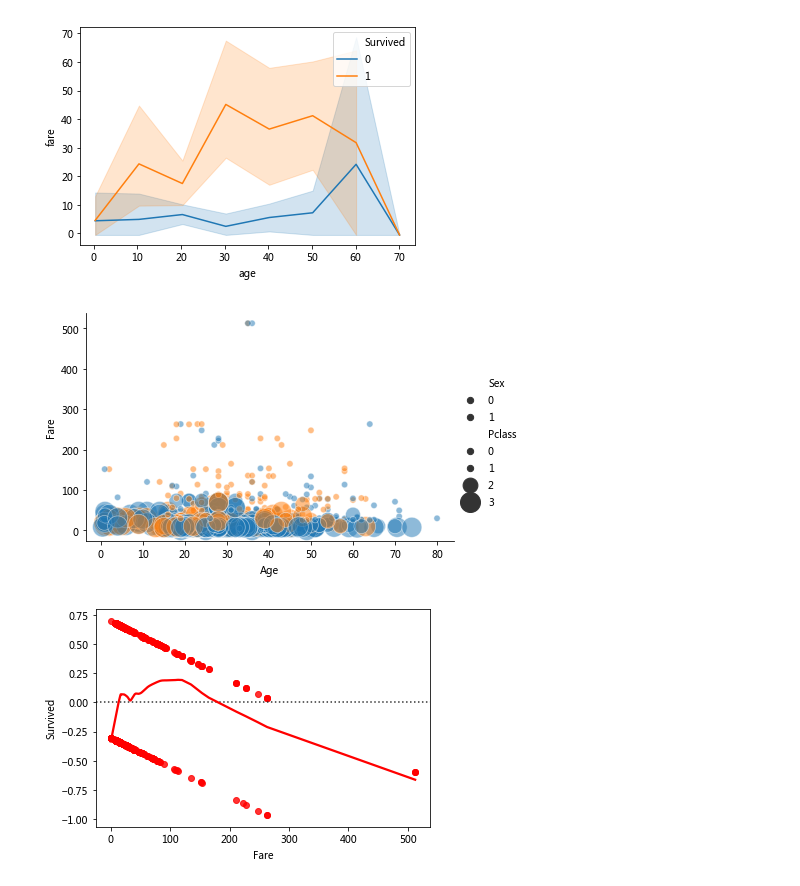
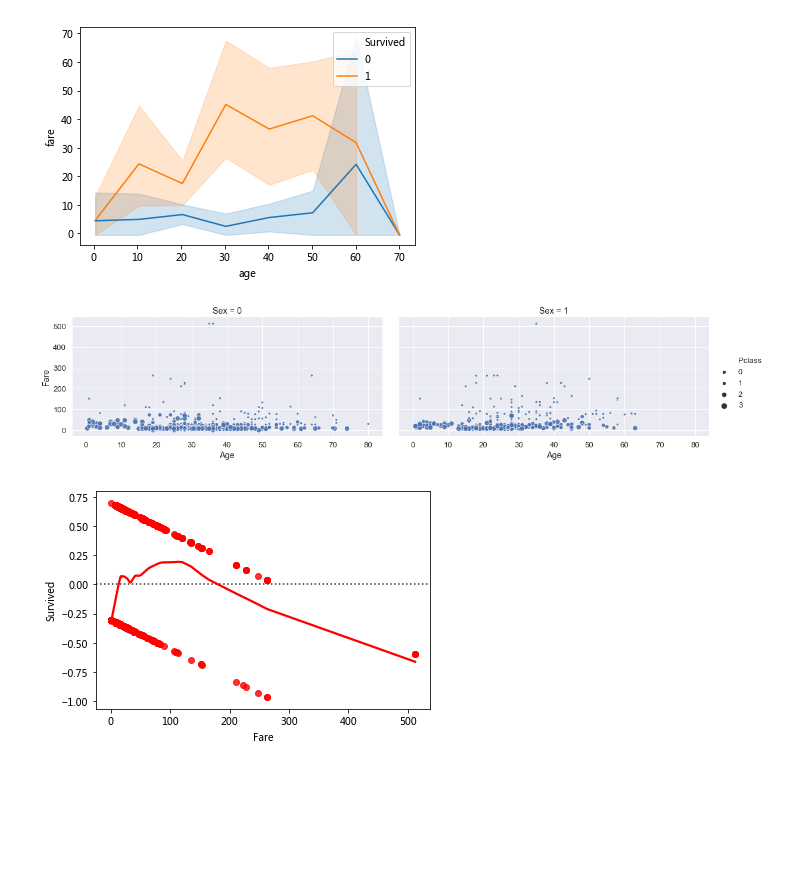
Before and after one commit to SocratesClub/machine-learning, a Jupyter notebook: 09.01-What-Is-Machine-Learning.ipynb, the cells around one changed output. Drawn from its saved outputs; the diff is of its cells as text; code cells hidden in the pictures; blank space fills up the shorter version.

```diff
--- a/09.01-What-Is-Machine-Learning.ipynb
+++ b/09.01-What-Is-Machine-Learning.ipynb
@@ -367,12 +399,13 @@ seaborn.lineplot(x="age", y="fare", hue="Survived", #style="Survived",
 # %% [output]
 [figure]
 # %%
-# Plot miles per gallon against horsepower with other semantics
-seaborn.relplot(x="Age", y="Fare", hue="Sex", size="Pclass",
-            sizes=(40, 400), alpha=.5, #palette="muted",
-            height=4, aspect = 1.5, data=train);
+seaborn.relplot(x="Age", y="Fare",
+                col="Sex",
+                size="Pclass",
+                alpha=.9,
+            height=4, aspect = 2, data=train);
 # %% [output]
-[figure, old version]
+[figure, new version]
 # %%
 # Plot the residuals after fitting a linear model
 seaborn.residplot('Fare', 'Survived',
```
Also changed, not shown: parts of 6 cells of this notebook, 7 other files.
